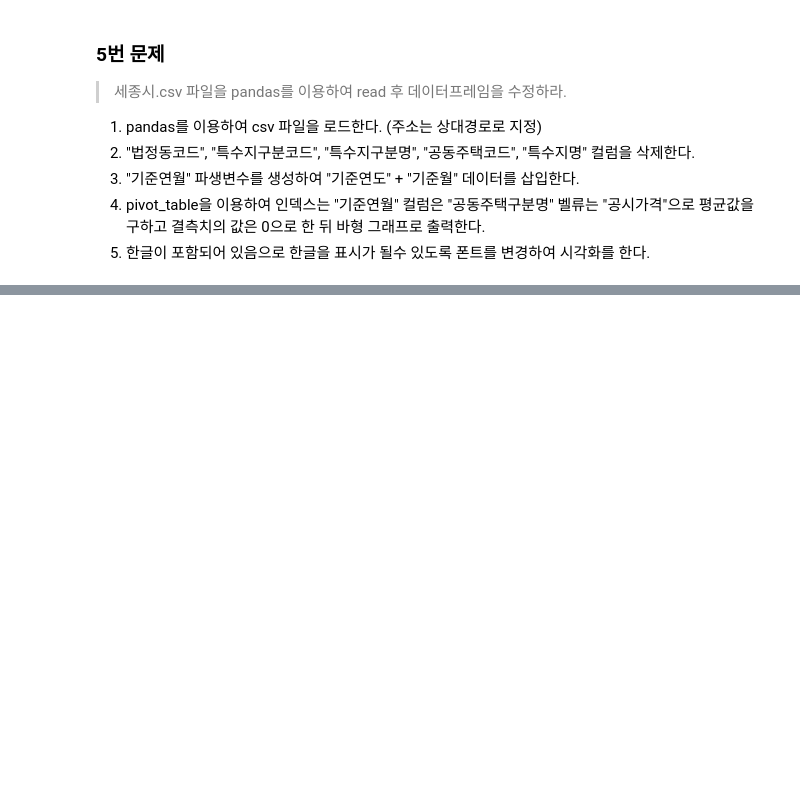
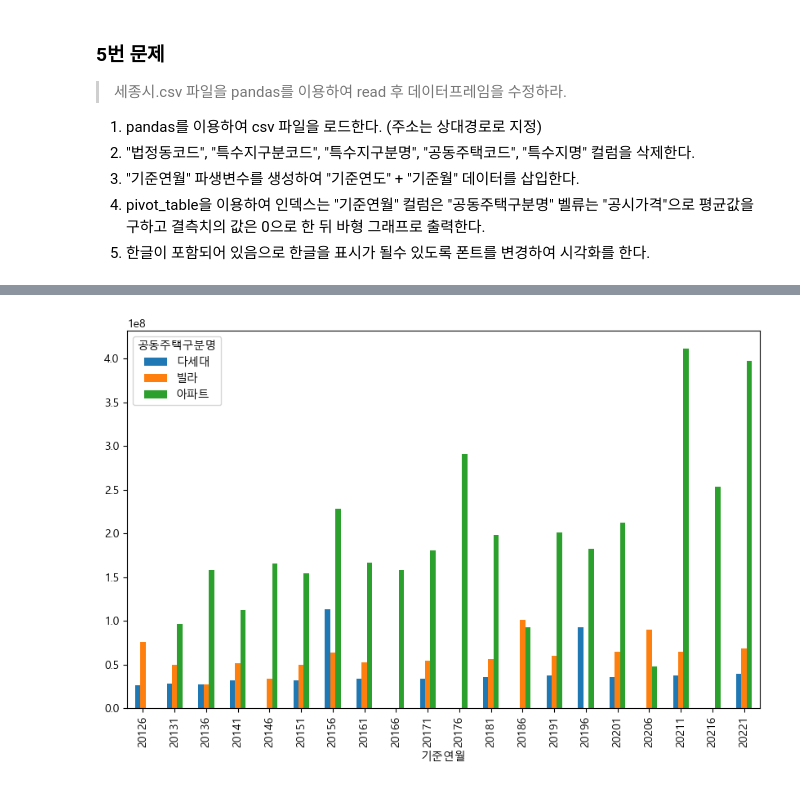
Before and after one commit to KHseo32/test, a Jupyter notebook: Level_Test_1/LEVEL TEST_서규헌.ipynb, the cells around one changed output, grey strips where cells are left out. Drawn from its saved outputs; the diff is of its cells as text; code cells hidden in the pictures; blank space fills up the shorter version.

```diff
--- a/Level_Test_1/LEVEL TEST_서규헌.ipynb
+++ b/Level_Test_1/LEVEL TEST_서규헌.ipynb
@@ -47,3 +153,5 @@
 3. "기준연월" 파생변수를 생성하여 "기준연도" + "기준월" 데이터를 삽입한다.
 4. pivot_table을 이용하여 인덱스는 "기준연월" 컬럼은 "공동주택구분명" 벨류는 "공시가격"으로 평균값을 구하고 결측치의 값은 0으로 한 뒤 바형 그래프로 출력한다.
 5. 한글이 포함되어 있음으로 한글을 표시가 될수 있도록 폰트를 변경하여 시각화를 한다.
+# %%
+Sejong = pd.read_csv('./csv/세종시.csv', encoding='cp949')
@@ -49,0 +160,6 @@
+# %%
+Sejong.drop(columns=["법정동코드", "특수지구분코드", "특수지구분명", "공동주택코드", "특수지명"], inplace=True)
+# %%
+Sejong['기준연월'] = Sejong['기준연도'].astype(str) + Sejong['기준월'].astype(str)
+
+Sejong.head()
@@ -49,0 +173,7 @@
+# %%
+Sejong_pivot = pd.pivot_table(Sejong, index='기준연월', columns='공동주택구분명', values='공시가격', aggfunc='mean', fill_value=0)
+Sejong_pivot.plot(kind='bar', figsize=(10, 6))
+
+plt.show()
+# %% [output]
+[figure, added]
```
Also changed, not shown: parts of 11 cells of this notebook, 2 other files.
